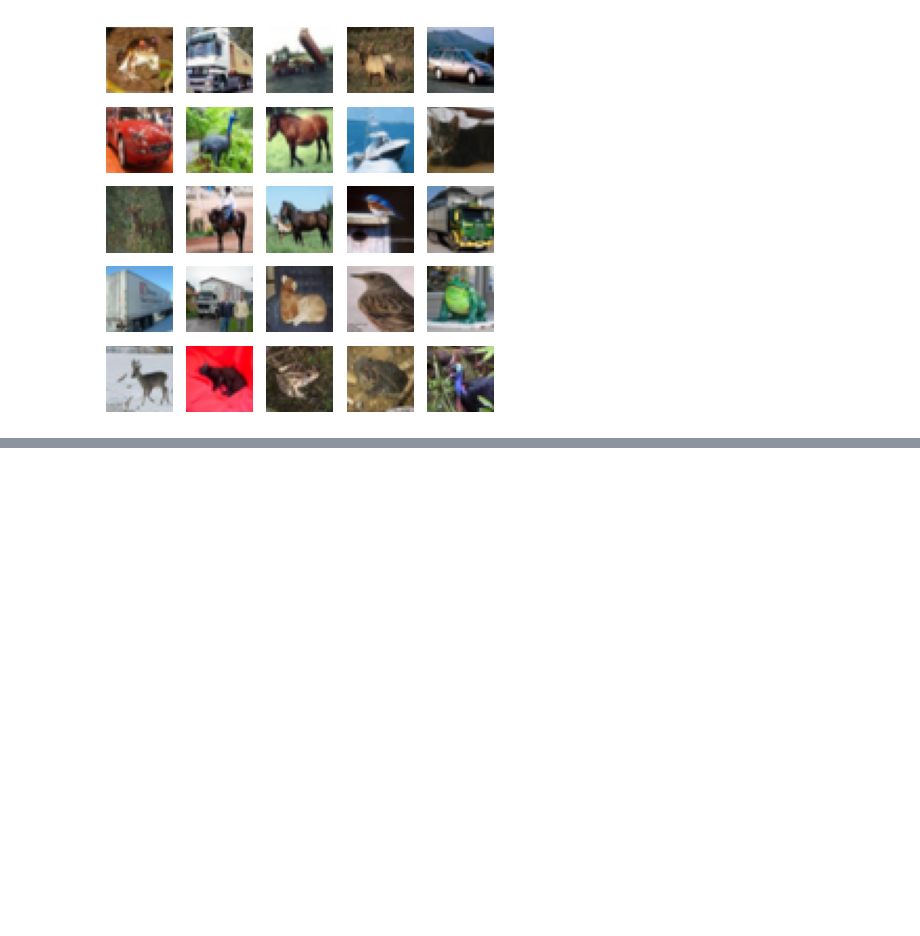
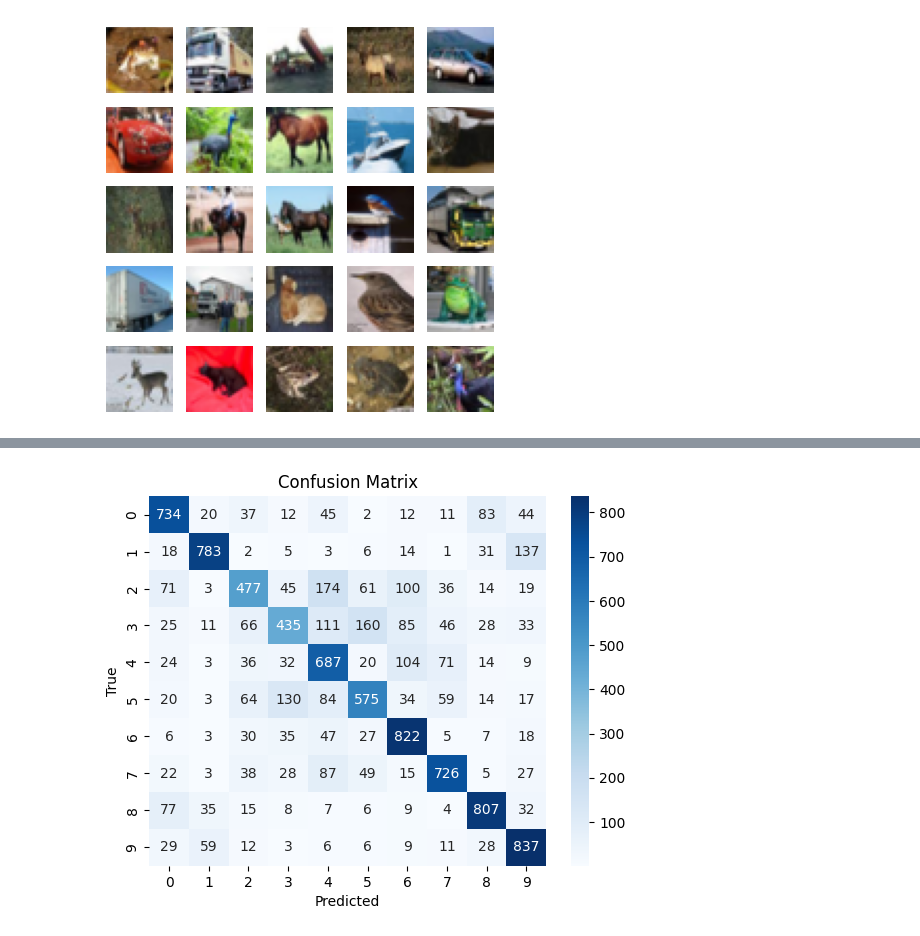
Before and after one commit to AtharSayed/DPL, a Jupyter notebook: Lb8/cnn.ipynb, the cells around one changed output, grey strips where cells are left out. Cells and saved outputs as stored; diff of their text form; code cells hidden in the pictures; blank space fills up the shorter version.

```diff
--- a/Lb8/cnn.ipynb
+++ b/Lb8/cnn.ipynb
@@ -28,0 +116,11 @@ plt.show()
+# %%
+#evaluating the model
+loss,accuracy = model.evaluate(X_test,y_test)
+print(f'Test Loss:{loss:.4f}')
+print(f'Test Accuracy:{accuracy:4f}')
+
+y_pred = model.predict(X_test)
+y_pred = np.argmax(y_pred,axis=1)
+y_test = np.argmax(y_test,axis=1)
+
+print(classification_report(y_test,y_pred))
@@ -28,0 +148,10 @@ plt.show()
+# %%
+#visualization : Confusion Matrix
+cm=confusion_matrix(y_test,y_pred)
+sns.heatmap(cm,annot=True,fmt='d',cmap='Blues')
+plt.xlabel('Predicted')
+plt.ylabel('True')
+plt.title('Confusion Matrix')
+plt.show()
+# %% [output]
+[figure, added]
```
Also changed, not shown: parts of 9 cells of this notebook.
